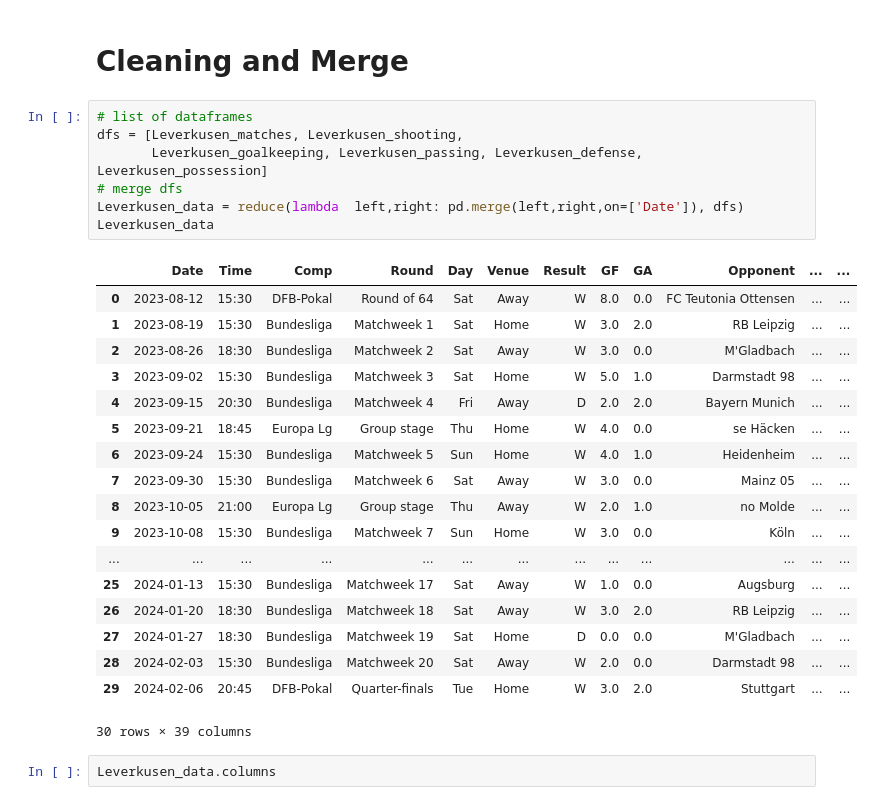
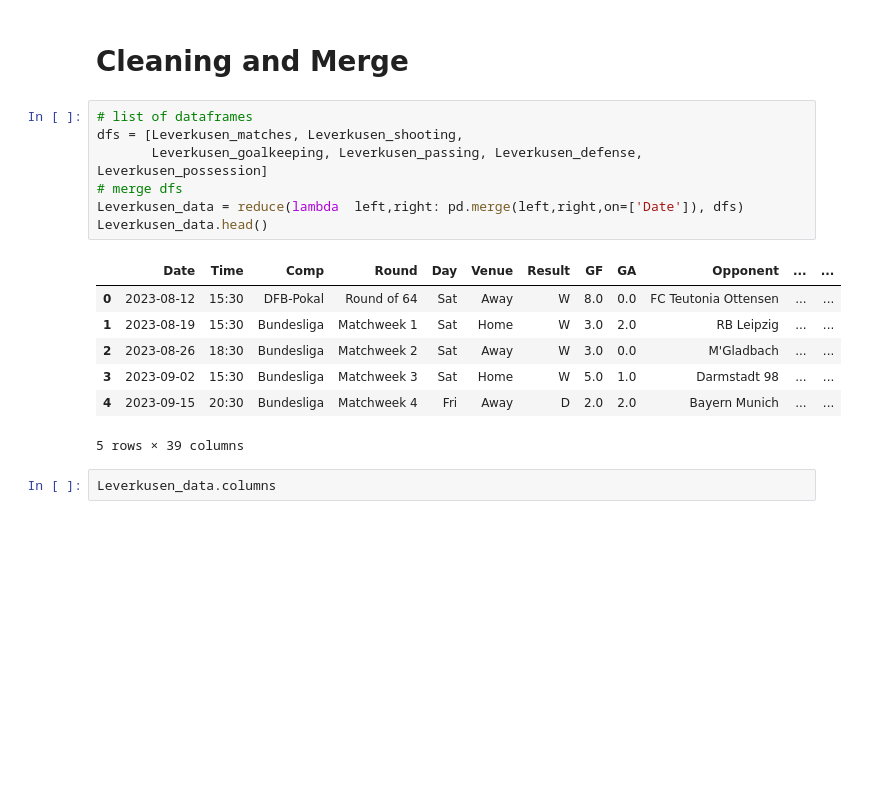
Before and after one commit to BinhHong/Prediction-football-outcome-in-Bundesliga, a Jupyter notebook: Data scraping.ipynb, the cells around one changed output. Saved outputs shown, nothing was run; the diff lists cells and outputs as text; blank space fills up the shorter version.

```diff
--- a/Data scraping.ipynb
+++ b/Data scraping.ipynb
@@ -346,29 +332,18 @@ Leverkusen_possession.head()
 # %%
 # list of dataframes
 dfs = [Leverkusen_matches, Leverkusen_shooting,
        Leverkusen_goalkeeping, Leverkusen_passing, Leverkusen_defense, Leverkusen_possession]
 # merge dfs
 Leverkusen_data = reduce(lambda  left,right: pd.merge(left,right,on=['Date']), dfs)
-Leverkusen_data
+Leverkusen_data.head()
 # %% [output]
 |  | Date | Time | Comp | Round | Day | Venue | Result | GF | GA | Opponent | ... | ... |
 | 0 | 2023-08-12 | 15:30 | DFB-Pokal | Round of 64 | Sat | Away | W | 8.0 | 0.0 | FC Teutonia Ottensen | ... | ... |
 | 1 | 2023-08-19 | 15:30 | Bundesliga | Matchweek 1 | Sat | Home | W | 3.0 | 2.0 | RB Leipzig | ... | ... |
 | 2 | 2023-08-26 | 18:30 | Bundesliga | Matchweek 2 | Sat | Away | W | 3.0 | 0.0 | M'Gladbach | ... | ... |
 | 3 | 2023-09-02 | 15:30 | Bundesliga | Matchweek 3 | Sat | Home | W | 5.0 | 1.0 | Darmstadt 98 | ... | ... |
 | 4 | 2023-09-15 | 20:30 | Bundesliga | Matchweek 4 | Fri | Away | D | 2.0 | 2.0 | Bayern Munich | ... | ... |
-| 5 | 2023-09-21 | 18:45 | Europa Lg | Group stage | Thu | Home | W | 4.0 | 0.0 | se Häcken | ... | ... |
-| 6 | 2023-09-24 | 15:30 | Bundesliga | Matchweek 5 | Sun | Home | W | 4.0 | 1.0 | Heidenheim | ... | ... |
-| 7 | 2023-09-30 | 15:30 | Bundesliga | Matchweek 6 | Sat | Away | W | 3.0 | 0.0 | Mainz 05 | ... | ... |
-| 8 | 2023-10-05 | 21:00 | Europa Lg | Group stage | Thu | Away | W | 2.0 | 1.0 | no Molde | ... | ... |
-| 9 | 2023-10-08 | 15:30 | Bundesliga | Matchweek 7 | Sun | Home | W | 3.0 | 0.0 | Köln | ... | ... |
-| ... | ... | ... | ... | ... | ... | ... | ... | ... | ... | ... | ... | ... |
-| 25 | 2024-01-13 | 15:30 | Bundesliga | Matchweek 17 | Sat | Away | W | 1.0 | 0.0 | Augsburg | ... | ... |
-| 26 | 2024-01-20 | 18:30 | Bundesliga | Matchweek 18 | Sat | Away | W | 3.0 | 2.0 | RB Leipzig | ... | ... |
-| 27 | 2024-01-27 | 18:30 | Bundesliga | Matchweek 19 | Sat | Home | D | 0.0 | 0.0 | M'Gladbach | ... | ... |
-| 28 | 2024-02-03 | 15:30 | Bundesliga | Matchweek 20 | Sat | Away | W | 2.0 | 0.0 | Darmstadt 98 | ... | ... |
-| 29 | 2024-02-06 | 20:45 | DFB-Pokal | Quarter-finals | Tue | Home | W | 3.0 | 2.0 | Stuttgart | ... | ... |
-30 rows × 39 columns
+5 rows × 39 columns
 # %%
 Leverkusen_data.columns
 # %% [output]
```
Also changed, not shown: parts of 24 cells of this notebook.
